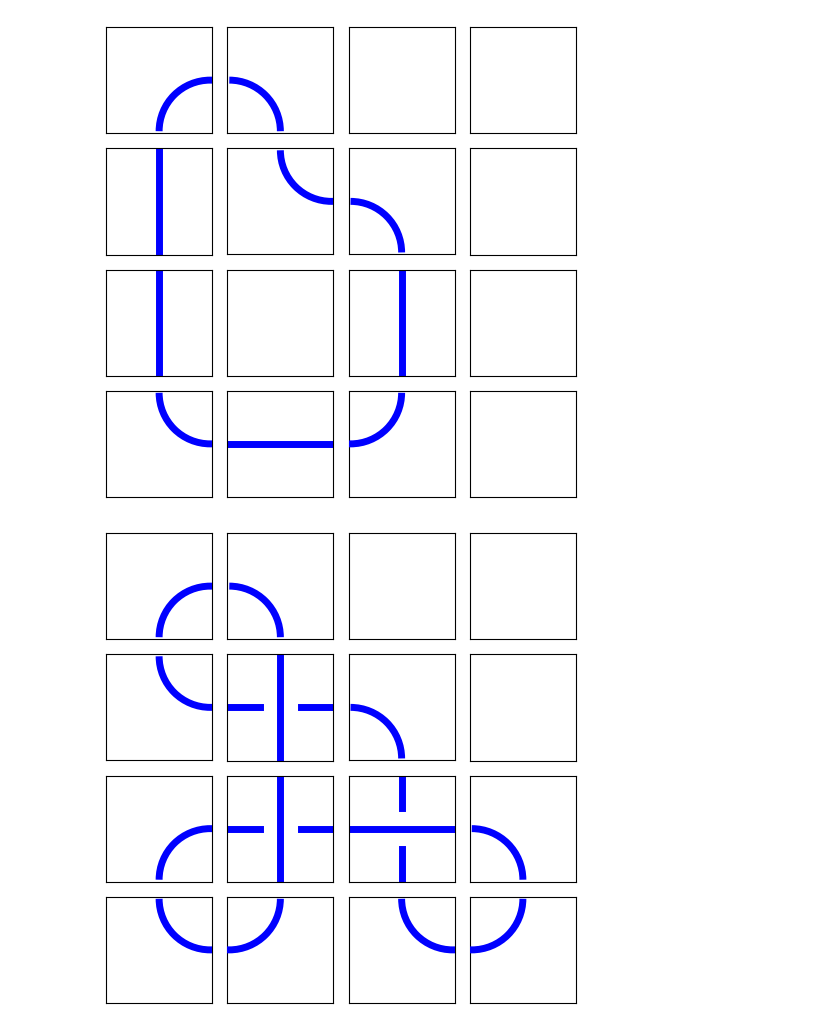
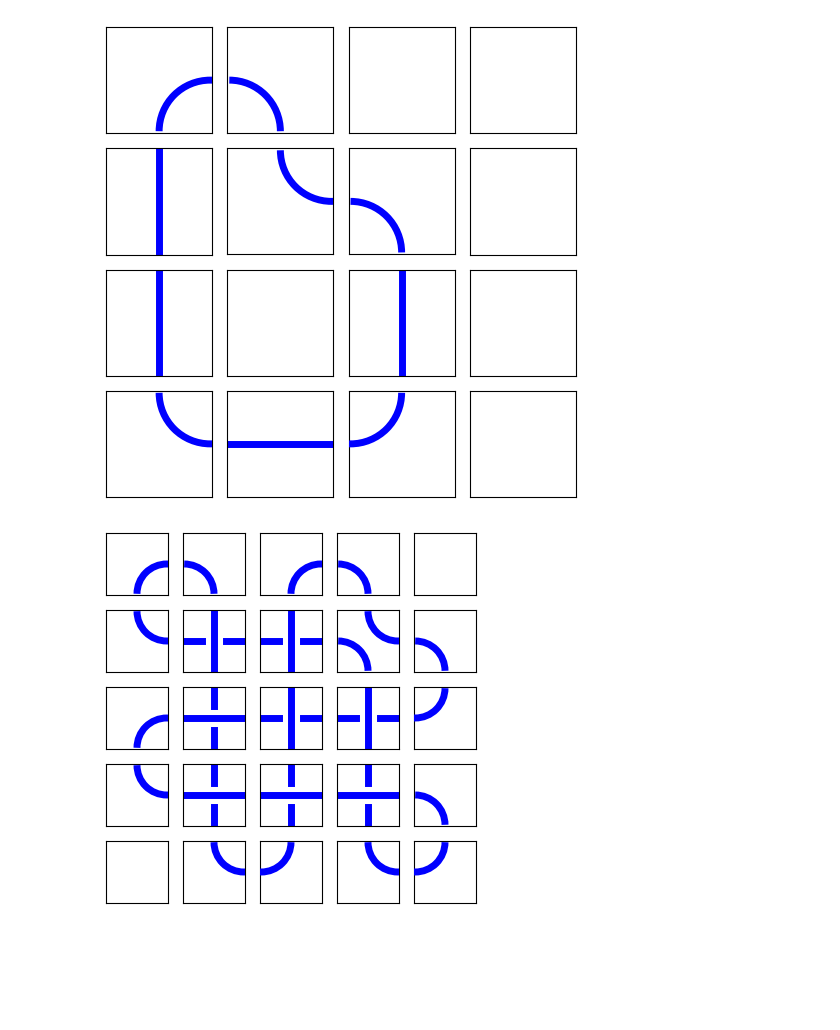
Before and after one commit to andrew-tawfeek/wild_knots, a Jupyter notebook: Random_Testing.ipynb, the cells around one changed output. Drawn from its saved outputs; the diff is of its cells as text; code cells hidden in the pictures; blank space fills up the shorter version.

```diff
--- a/Random_Testing.ipynb
+++ b/Random_Testing.ipynb
@@ -51,11 +51,11 @@ M = random_mosaic(4); M.show()
 # %% [output]
 [figure]
 # %%
-M = random_mosaic(4)
+M = random_mosaic(5)
 
-while len(M.findCrossings()) != 3:
-    M = random_mosaic(4)
+while len(M.findCrossings()) != 8:
+    M = random_mosaic(5)
 
 M.show()
 # %% [output]
-[figure, old version]
+[figure, new version]
```
Also changed, not shown: parts of 5 cells of this notebook, 1 other file.
